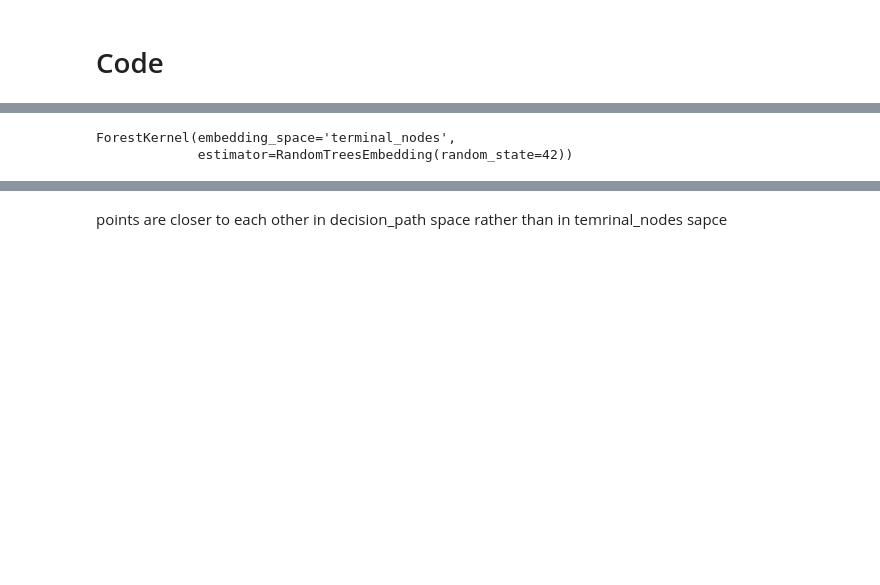
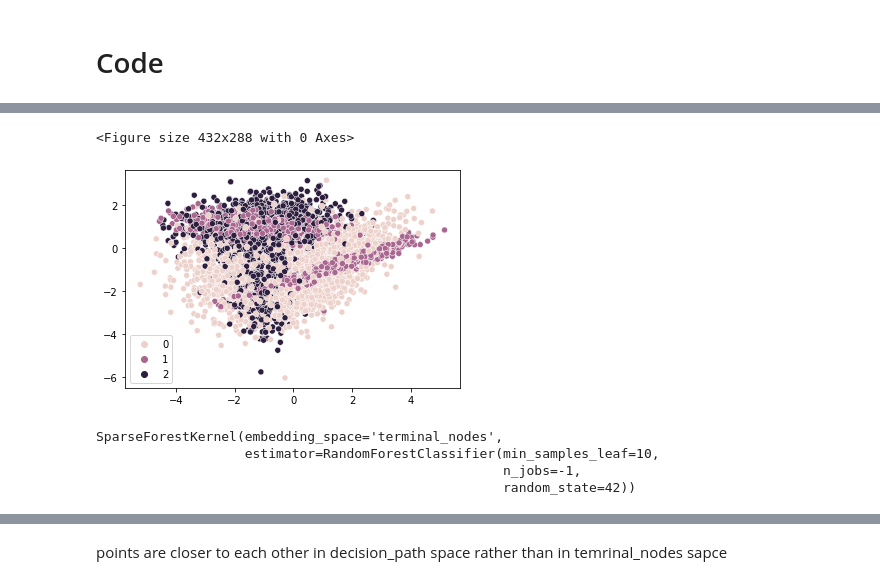
Before and after one commit to AlanGanem/heartwood, a Jupyter notebook: notebooks_dev/kernel.ipynb, the cells around one changed output, grey strips where cells are left out. Drawn from its saved outputs; the diff is of its cells as text; code cells hidden in the pictures; blank space fills up the shorter version.

```diff
--- a/notebooks_dev/kernel.ipynb
+++ b/notebooks_dev/kernel.ipynb
@@ -365,3 +275,34 @@ class DenseTreeKernel():
+# %%
+import matplotlib.pyplot as plt
+from sklearn.datasets import make_classification, make_regression, make_blobs
+import seaborn as sns
+%matplotlib inline
+
+X, y = make_classification(
+    n_samples = 10_000,
+    n_features = 3,
+    n_informative = 3,
+    n_redundant = 0,
+    #bias = 10,
+    #noise = 10,
+    n_classes = 3,
+    n_clusters_per_class = 2,
+    hypercube = True,
+)
+
+plt.clf()
+blobs, labels = make_blobs(n_samples = 10_000,cluster_std = 3, n_features = 4)
+#sns.scatterplot(*blobs.T, hue = labels)
+#plt.show()
+# %% [output]
+<Figure size 432x288 with 0 Axes>
+# %%
+import matplotlib.pyplot as plt
+plt.clf()
+sns.scatterplot(*X.T[:2], hue = y)
+plt.show()
+# %% [output]
+[figure, added]
 # %%
 topn = 50
 es1 = 'decision_path'
@@ -369,11 +310,13 @@ es2 = 'terminal_nodes'
 alpha1 = 1.1
 alpha2 = 0.9
 # %%
-kernel1 = ForestKernel(RandomTreesEmbedding(random_state = 42), embedding_space = es1)
-kernel2 = ForestKernel(RandomTreesEmbedding(random_state = 42), embedding_space = es2)
+kernel1 = SparseForestKernel(RandomForestClassifier(100,min_samples_leaf = 10, random_state = 42, n_jobs = -1), embedding_space = es1)
+kernel2 = SparseForestKernel(RandomForestClassifier(100,random_state = 42, min_samples_leaf = 10, n_jobs = -1), embedding_space = es2)
 
-kernel1.fit(X,)
-kernel2.fit(X,)
+kernel1.fit(X, y)
+kernel2.fit(X, y)
 # %% [output]
-ForestKernel(embedding_space='terminal_nodes',
-             estimator=RandomTreesEmbedding(random_state=42))
+SparseForestKernel(embedding_space='terminal_nodes',
+                   estimator=RandomForestClassifier(min_samples_leaf=10,
+                                                    n_jobs=-1,
+                                                    random_state=42))
```
Also changed, not shown: parts of 20 cells of this notebook, 7 other files.
